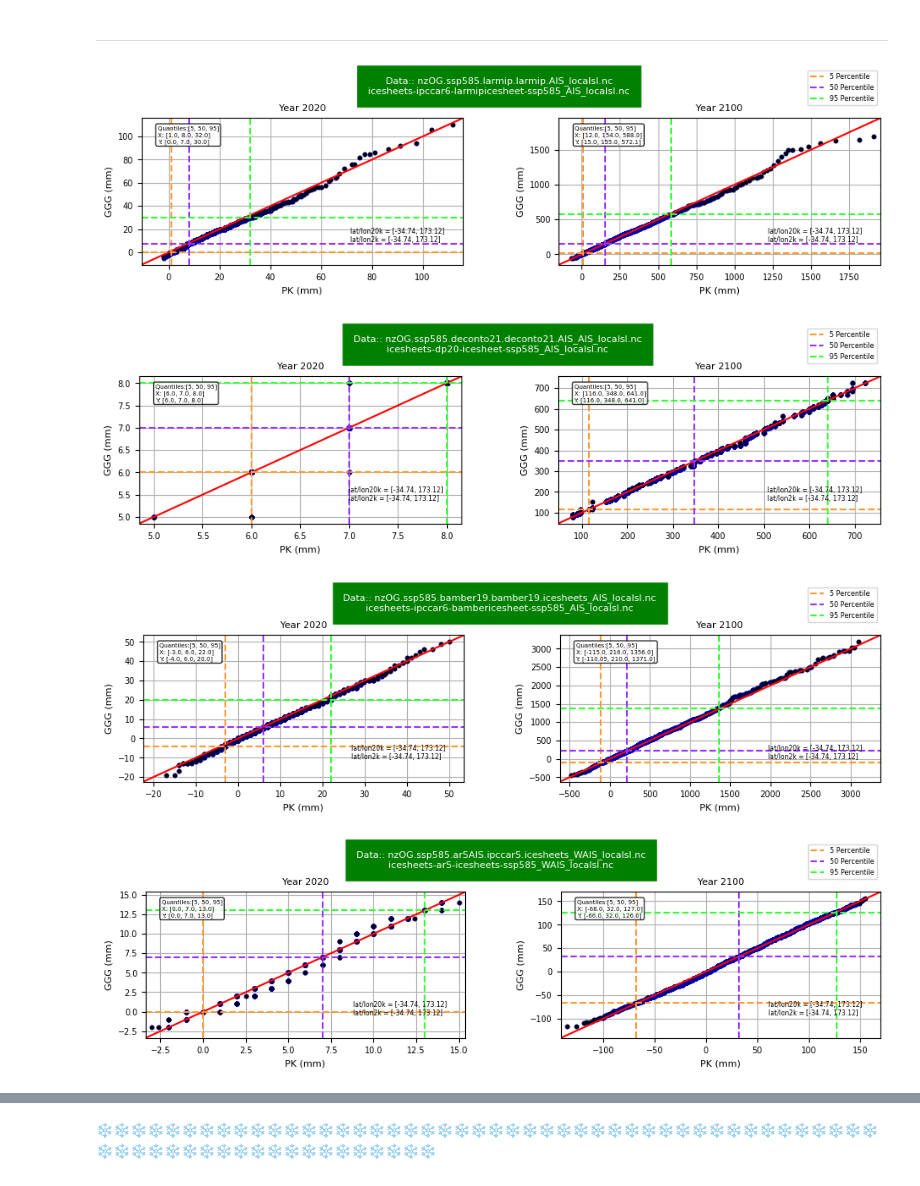
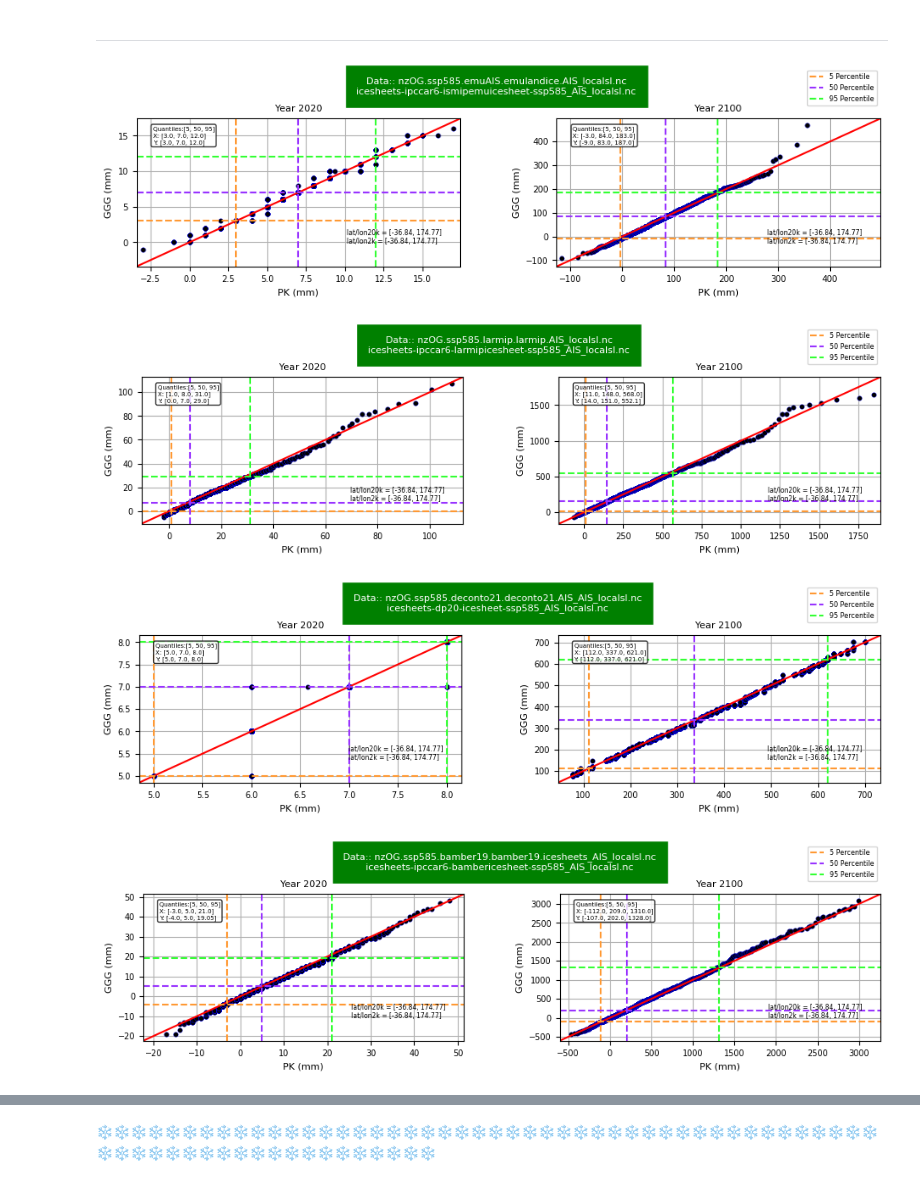
Before and after one commit to pkjr002/facts, a Jupyter notebook: JupNbk/000_pk-JupNb_TESTspace/2023-01_NZ_INSAR/002_COMPARE_gg_pk/Q-Q_Plot/QQ_local_cpmp_GGG_v_pk_2k.ipynb, the cells around one changed output, grey strips where cells are left out. Drawn from its saved outputs; the diff is of its cells as text; code cells hidden in the pictures.

```diff
--- a/JupNbk/000_pk-JupNb_TESTspace/2023-01_NZ_INSAR/002_COMPARE_gg_pk/Q-Q_Plot/QQ_local_cpmp_GGG_v_pk_2k.ipynb
+++ b/JupNbk/000_pk-JupNb_TESTspace/2023-01_NZ_INSAR/002_COMPARE_gg_pk/Q-Q_Plot/QQ_local_cpmp_GGG_v_pk_2k.ipynb
@@ -16,14 +19,14 @@ loc=1233
 # %% [markdown]
 ---
 # %%
-# fn.plot(['emuAIS.emulandice.AIS_localsl.nc'],path2k,['icesheets-ipccar6-ismipemuicesheet-ssp585_AIS_localsl.nc'],pathG)
-fn.plot(['larmip.larmip.AIS_localsl'],path2k,['icesheets-ipccar6-larmipicesheet-ssp585_AIS_localsl.nc'],pathG)
-fn.plot(['deconto21.deconto21.AIS_AIS_localsl.nc'],path2k,['icesheets-dp20-icesheet-ssp585_AIS_localsl.nc'],pathG)
-fn.plot(['bamber19.bamber19.icesheets_AIS_localsl.nc'],path2k,['icesheets-ipccar6-bambericesheet-ssp585_AIS_localsl.nc'],pathG)
-fn.plot(['ar5AIS.ipccar5.icesheets_WAIS_localsl.nc'],path2k,['icesheets-ar5-icesheets-ssp585_WAIS_localsl.nc'],pathG)
-fn.plot(['ar5AIS.ipccar5.icesheets_EAIS_localsl.nc'],path2k,['icesheets-ar5-icesheets-ssp585_EAIS_localsl.nc'],pathG)
+fn.plot(['emuAIS.emulandice.AIS_localsl.nc'],path2k,['icesheets-ipccar6-ismipemuicesheet-ssp585_AIS_localsl.nc'],pathG, loc)
+fn.plot(['larmip.larmip.AIS_localsl'],path2k,['icesheets-ipccar6-larmipicesheet-ssp585_AIS_localsl.nc'],pathG, loc)
+fn.plot(['deconto21.deconto21.AIS_AIS_localsl.nc'],path2k,['icesheets-dp20-icesheet-ssp585_AIS_localsl.nc'],pathG, loc)
+fn.plot(['bamber19.bamber19.icesheets_AIS_localsl.nc'],path2k,['icesheets-ipccar6-bambericesheet-ssp585_AIS_localsl.nc'],pathG, loc)
+fn.plot(['ar5AIS.ipccar5.icesheets_WAIS_localsl.nc'],path2k,['icesheets-ar5-icesheets-ssp585_WAIS_localsl.nc'],pathG, loc)
+fn.plot(['ar5AIS.ipccar5.icesheets_EAIS_localsl.nc'],path2k,['icesheets-ar5-icesheets-ssp585_EAIS_localsl.nc'],pathG, loc)
 # %% [output]
-[figure, old version]
+[figure, new version]
-[figure, old version]
+[figure, new version]
-[figure, old version]
+[figure, new version]
-[figure, old version]
+[figure, new version]
```
Also changed, not shown: parts of 5 cells of this notebook, 2 other files.
